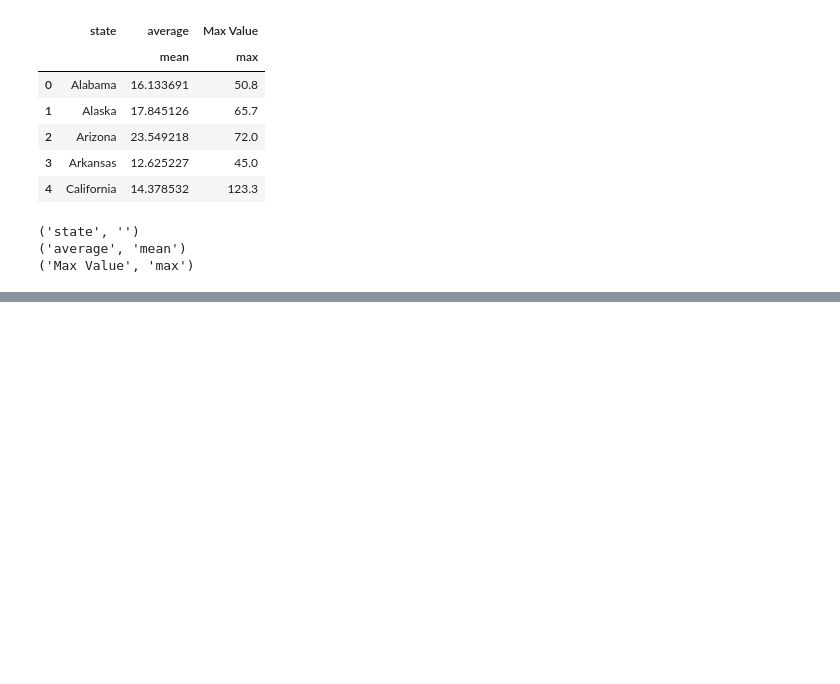
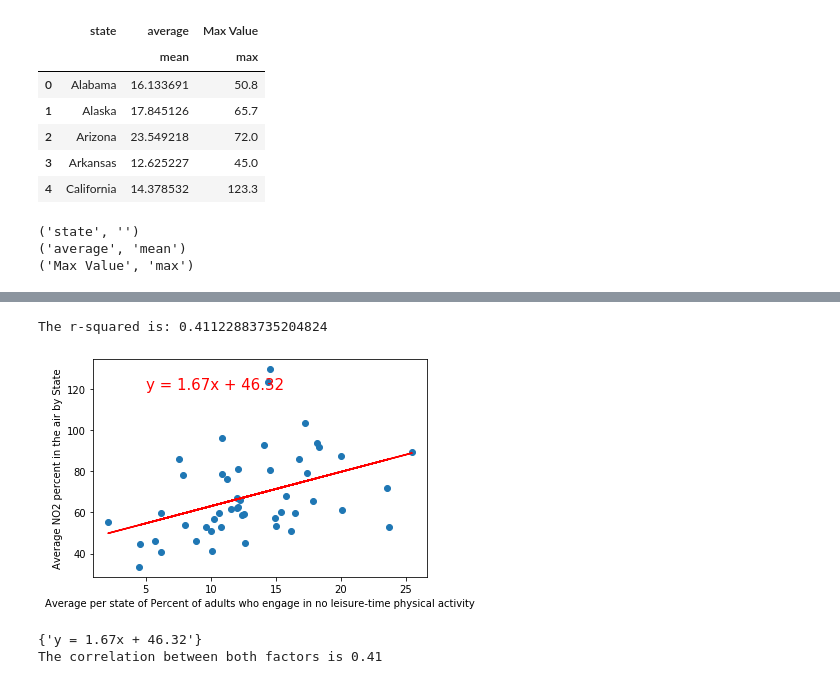
Before and after one commit to BrittLHeth/Project-1-API, a Jupyter notebook: Soujanya.ipynb, the cells around one changed output, grey strips where cells are left out. Cells and saved outputs as stored; diff of their text form; code cells hidden in the pictures; blank space fills up the shorter version.

```diff
--- a/Soujanya.ipynb
+++ b/Soujanya.ipynb
@@ -28,0 +67,17 @@ read_data.head()
+# %%
+
+# create a df for the last 3 questions:
+
+# get the mean,max and min for all the questions
+
+q7 = final_health_data.loc[final_health_data.Question == "Percent of adults who engage in no leisure-time physical activity"]
+
+#q7[('Data_Value',   'mean')].max()
+
+q7.head()
+
+# which city's average is the highest?
+for col in q7:
+    print(col)
+
+q7["Question - %Average"].max()
@@ -255,0 +246,7 @@ final_df
+# %%
+# The 2 df we want are q7 and clean_df(No2)
+
+
+mergedq7_df=pd.merge(q7,clean_df, on="state")
+
+mergedq7_df.head()
@@ -255,0 +260,25 @@ final_df
+# %%
+# check if there is any correlation between percent of adults not engaging in leisure and average no2 in the air for the state
+
+x_values = mergedq7_df.iloc[:,3]
+y_values = mergedq7_df.iloc[:,4]
+(slope, intercept, rvalue, pvalue, stderr) = linregress(x_values, y_values)
+regress_values = x_values * slope + intercept
+line_eq = "y = " + str(round(slope,2)) + "x + " + str(round(intercept,2))
+plt.scatter(x_values,y_values)
+plt.plot(x_values,regress_values,"r-")
+plt.annotate(line_eq,xy=(5,120),fontsize=15,color="red")  # annotate
+plt.xlabel('Average per state of Percent of adults who engage in no leisure-time physical activity')
+plt.ylabel('Average NO2 percent in the air by State')
+print(f"The r-squared is: {rvalue}")
+plt.show()
+print({line_eq})
+
+
+correlation = st.pearsonr(x_values ,y_values)
+print(f"The correlation between both factors is {round(correlation[0],2)}")
+# %% [output]
+The r-squared is: 0.41122883735204824
+[figure, added]
+{'y = 1.67x + 46.32'}
+The correlation between both factors is 0.41
```
Also changed, not shown: parts of 27 cells of this notebook.
